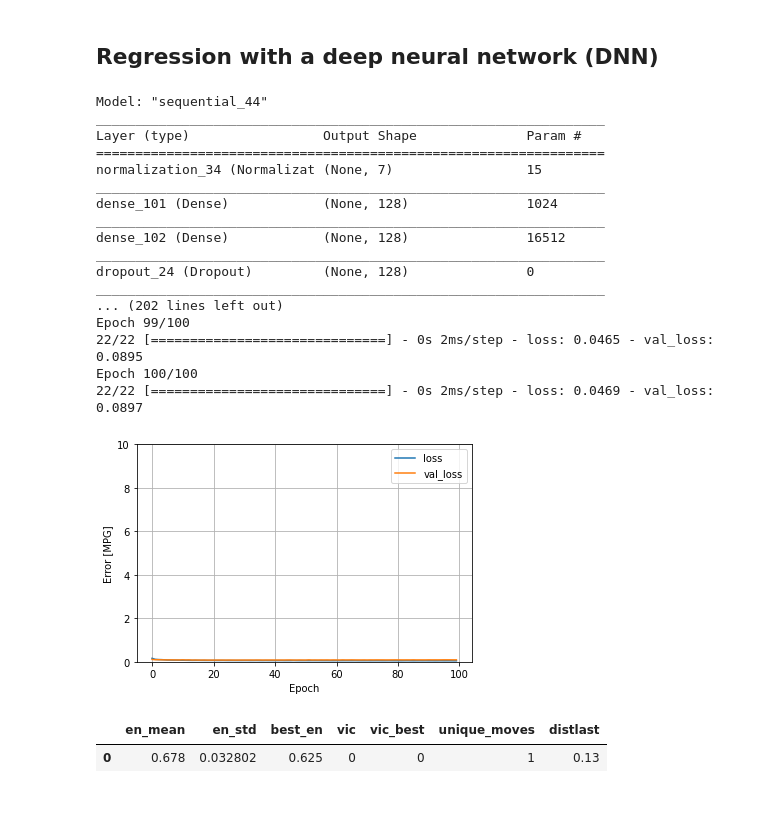
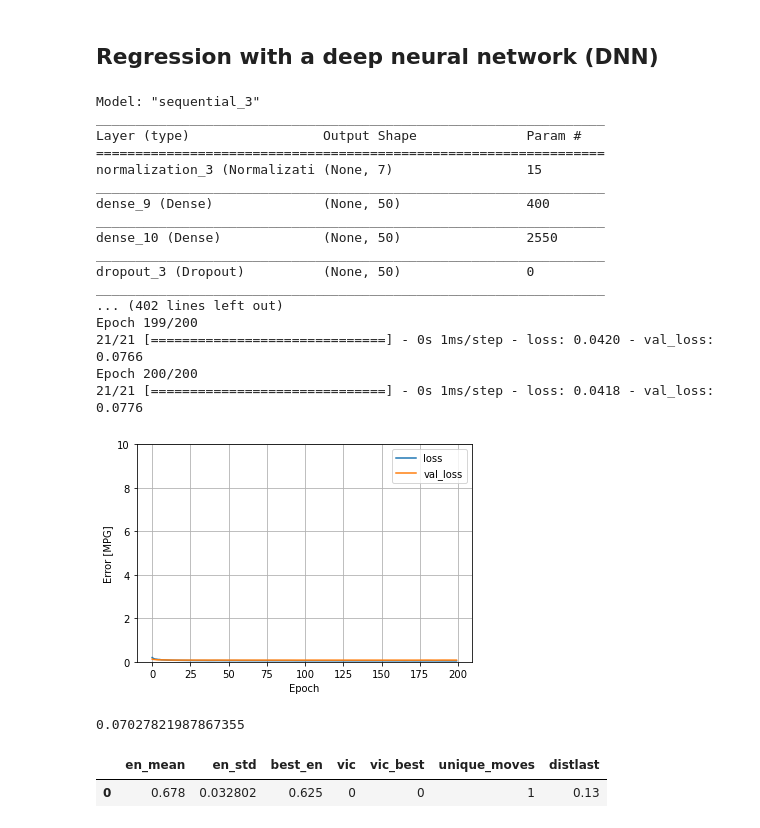
Before and after one commit to maxf-at/findpath_cpp, a Jupyter notebook: PythonImplementation/move_diversitysk.ipynb, the cells around one changed output. Drawn from its saved outputs; the diff is of its cells as text; code cells hidden in the pictures.

```diff
--- a/PythonImplementation/move_diversitysk.ipynb
+++ b/PythonImplementation/move_diversitysk.ipynb
@@ -631,7 +115,7 @@ from tensorflow.keras import layers
 
 
 input_file = "move_diversity.csv"
-input_file = "move_diversity2.csv"
+input_file = "move_diversity3.csv"
 dataframe = pd.read_csv(input_file, index_col=0)
 # dataframe['target'] = np.where(dataframe["3"]==1, 1, 0)
 dataframe = dataframe.drop(labels="s", axis=1)
@@ -723,14 +207,14 @@ train_features
 # # Calculate validation results on 20% of the training data.
 # validation_split = 0.2)
 
-# def plot_loss(history):
-#   plt.plot(history.history['loss'], label='loss')
-#   plt.plot(history.history['val_loss'], label='val_loss')
-#   plt.ylim([0, 10])
-#   plt.xlabel('Epoch')
-#   plt.ylabel('Error [MPG]')
-#   plt.legend()
-#   plt.grid(True)
+def plot_loss(history):
+  plt.plot(history.history['loss'], label='loss')
+  plt.plot(history.history['val_loss'], label='val_loss')
+  plt.ylim([0, 10])
+  plt.xlabel('Epoch')
+  plt.ylabel('Error [MPG]')
+  plt.legend()
+  plt.grid(True)
 
 # # history
 # plot_loss(history)
@@ -794,46 +276,52 @@ normalizer.adapt(np.array(train_features))
 
 def build_and_compile_model(norm):
   model = keras.Sequential([
       norm,
-      layers.Dense(128, activation='relu'),
-      layers.Dense(128, activation='relu'),
+      # layers.Dense(128, activation='relu'),
+      # layers.Dense(128, activation='relu'),
+      layers.Dense(50, activation='relu'),
+      layers.Dense(50, activation='relu'),
       layers.Dropout(.2),
       # layers.Dropout(.5),
       layers.Dense(1)
   ])
 
   model.compile(loss='mean_absolute_error',
                 optimizer=tf.keras.optimizers.Adam(0.001))
   return model
 
 dnn_model = build_and_compile_model(normalizer)
 dnn_model.summary()
 
 history = dnn_model.fit(
     train_features,
     train_labels,
     validation_split=0.2,
-    verbose=1, epochs=100)
+    verbose=1, epochs=200)
 
 plot_loss(history)
 # %% [output]
-Model: "sequential_44"
+Model: "sequential_3"
 _________________________________________________________________
 Layer (type)                 Output Shape              Param #
 =================================================================
-normalization_34 (Normalizat (None, 7)                 15
+normalization_3 (Normalizati (None, 7)                 15
 _________________________________________________________________
-dense_101 (Dense)            (None, 128)               1024
+dense_9 (Dense)              (None, 50)                400
 _________________________________________________________________
-dense_102 (Dense)            (None, 128)               16512
+dense_10 (Dense)             (None, 50)                2550
 _________________________________________________________________
-dropout_24 (Dropout)         (None, 128)               0
+dropout_3 (Dropout)          (None, 50)                0
 _________________________________________________________________
-... (202 lines left out)
-Epoch 99/100
-22/22 [==============================] - 0s 2ms/step - loss: 0.0465 - val_loss: 0.0895
-Epoch 100/100
-22/22 [==============================] - 0s 2ms/step - loss: 0.0469 - val_loss: 0.0897
+... (402 lines left out)
+Epoch 199/200
+21/21 [==============================] - 0s 1ms/step - loss: 0.0420 - val_loss: 0.0766
+Epoch 200/200
+21/21 [==============================] - 0s 1ms/step - loss: 0.0418 - val_loss: 0.0776
-[figure, old version]
+[figure, new version]
+# %%
+dnn_model.evaluate(test_features, test_labels, verbose=0)
+# %% [output]
+0.07027821987867355
 # %%
 dnn_model.evaluate(test_features, test_labels, verbose=0)
```
Also changed, not shown: parts of 18 cells of this notebook, 12 other files.
